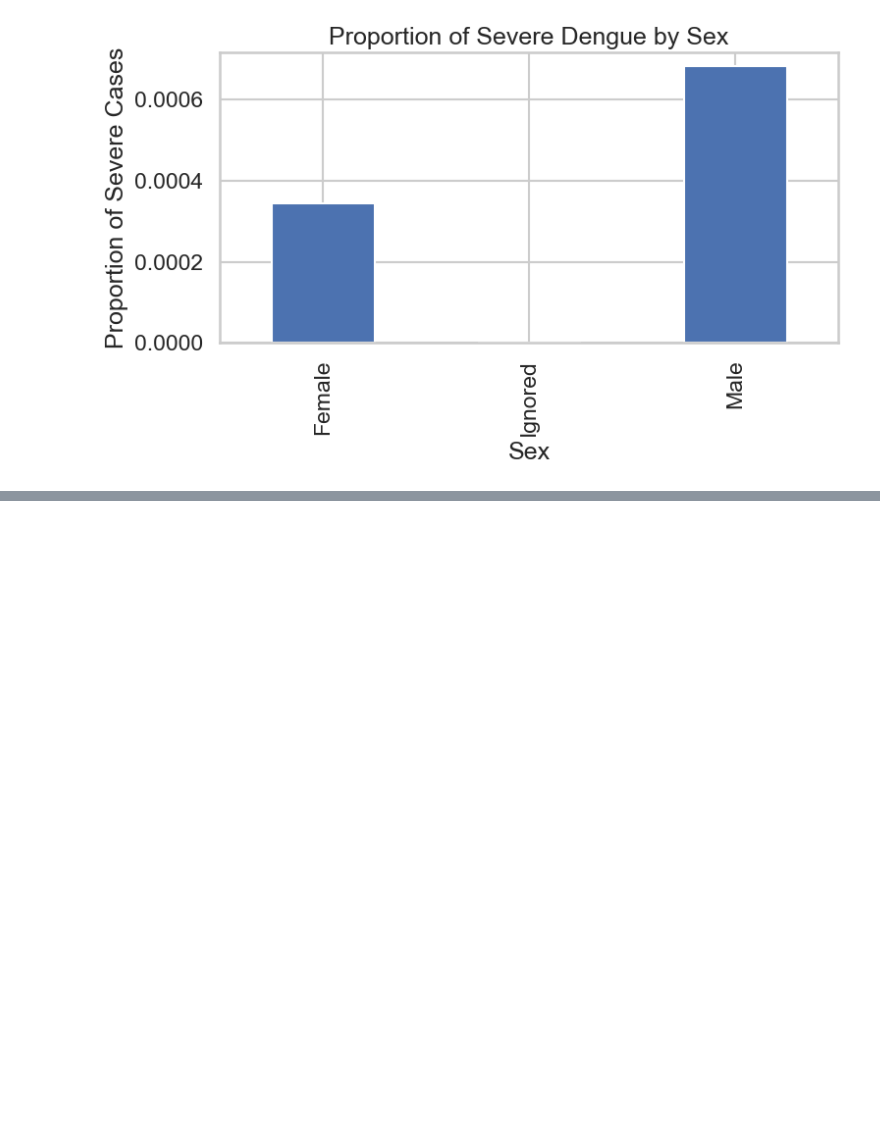
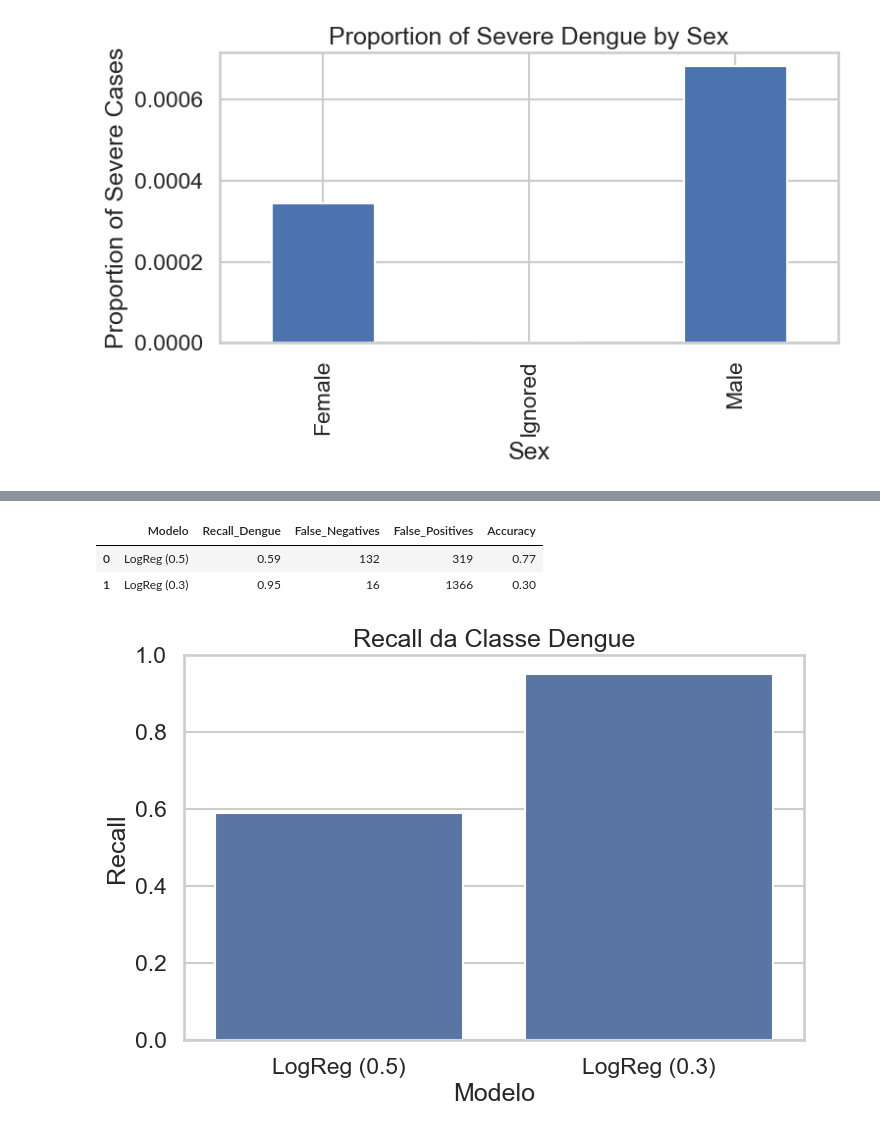
Before and after one commit to Tassio-Sales/predictive-modeling-dengue-campina-grande, a Jupyter notebook: src/load_and_clean.ipynb, the cells around one changed output, grey strips where cells are left out. Cells and saved outputs as stored; diff of their text form; code cells hidden in the pictures; blank space fills up the shorter version.

```diff
--- a/src/load_and_clean.ipynb
+++ b/src/load_and_clean.ipynb
@@ -1837,0 +2129,51 @@ Name: DENGUE_SEVERE_FLAG, dtype: float64
+# %%
+comparison_df = pd.DataFrame({
+    "Modelo": [
+        "LogReg (0.5)",
+        "LogReg (0.3)"
+    ],
+
+    "Recall_Dengue": [
+        0.59,
+        0.95
+    ],
+
+    "False_Negatives": [
+        132,
+        16
+    ],
+
+    "False_Positives": [
+        319,
+        1366
+    ],
+
+    "Accuracy": [
+        0.77,
+        0.30
+    ]
+})
+
+comparison_df
+# %% [output]
+|  | Modelo | Recall_Dengue | False_Negatives | False_Positives | Accuracy |
+| 0 | LogReg (0.5) | 0.59 | 132 | 319 | 0.77 |
+| 1 | LogReg (0.3) | 0.95 | 16 | 1366 | 0.30 |
+# %%
+plt.figure(figsize=(8, 5))
+
+sns.barplot(
+    data=comparison_df,
+    x="Modelo",
+    y="Recall_Dengue"
+)
+
+plt.ylim(0, 1)
+
+plt.title("Recall da Classe Dengue")
+plt.ylabel("Recall")
+plt.xlabel("Modelo")
+
+plt.show()
+# %% [output]
+[figure, added]
```
Also changed, not shown: parts of 102 cells of this notebook.
